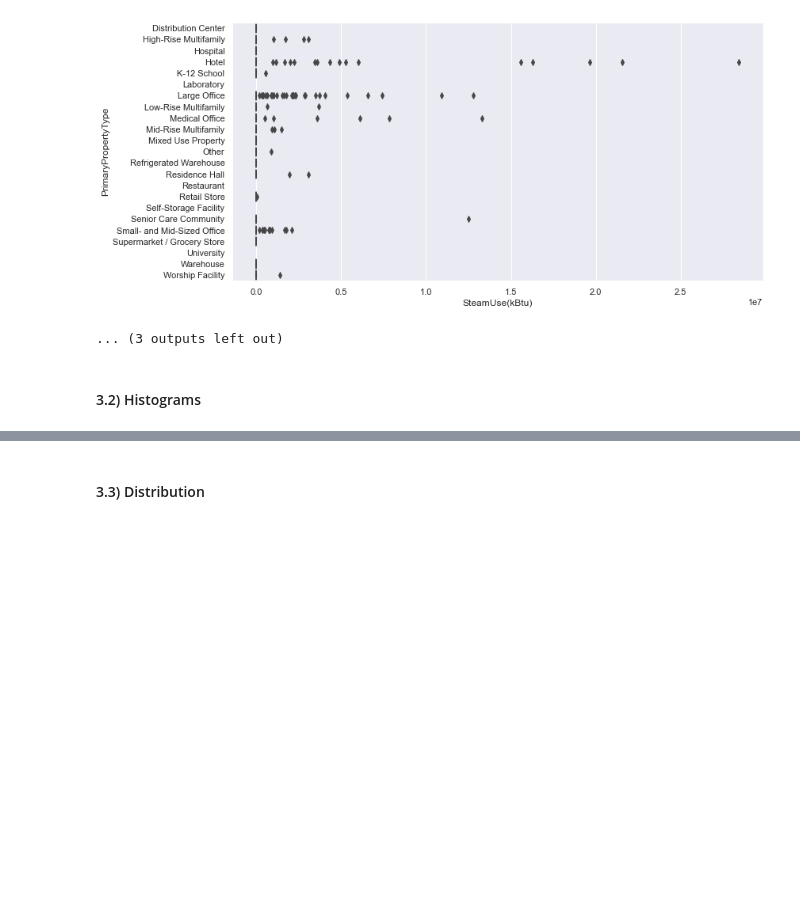
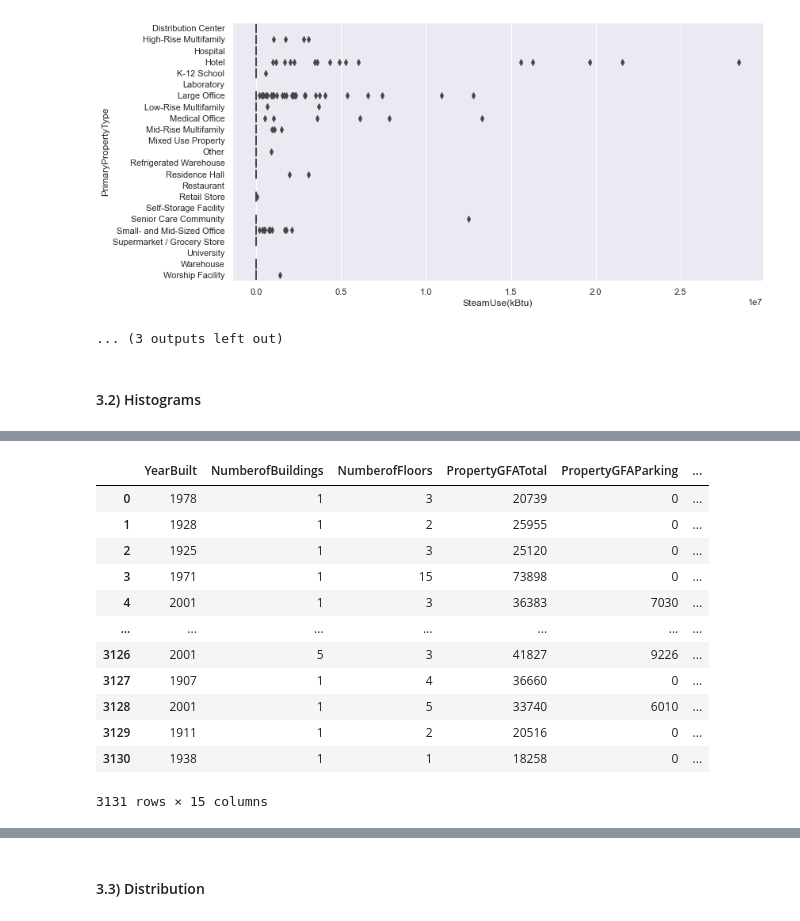
Before and after one commit to oumeima-elgharbi/P4_Data_Science_OpenClassrooms, a Jupyter notebook: P4_02_exploratory_data_analysis.ipynb, the cells around one changed output, grey strips where cells are left out. Saved outputs shown, nothing was run; the diff lists cells and outputs as text; code cells hidden in the pictures; blank space fills up the shorter version.

```diff
--- a/P4_02_exploratory_data_analysis.ipynb
+++ b/P4_02_exploratory_data_analysis.ipynb
@@ -415,0 +472,16 @@ display_boxplot_per_feature(data_plot, list_features_to_plot, "PrimaryPropertyTy
+# %%
+data
+# %% [output]
+|  | YearBuilt | NumberofBuildings | NumberofFloors | PropertyGFATotal | PropertyGFAParking | ... |
+| 0 | 1978 | 1 | 3 | 20739 | 0 | ... |
+| 1 | 1928 | 1 | 2 | 25955 | 0 | ... |
+| 2 | 1925 | 1 | 3 | 25120 | 0 | ... |
+| 3 | 1971 | 1 | 15 | 73898 | 0 | ... |
+| 4 | 2001 | 1 | 3 | 36383 | 7030 | ... |
+| ... | ... | ... | ... | ... | ... | ... |
+| 3126 | 2001 | 5 | 3 | 41827 | 9226 | ... |
+| 3127 | 1907 | 1 | 4 | 36660 | 0 | ... |
+| 3128 | 2001 | 1 | 5 | 33740 | 6010 | ... |
+| 3129 | 1911 | 1 | 2 | 20516 | 0 | ... |
+| 3130 | 1938 | 1 | 1 | 18258 | 0 | ... |
+3131 rows × 15 columns
```
Also changed, not shown: parts of 27 cells of this notebook, 1 other file.
